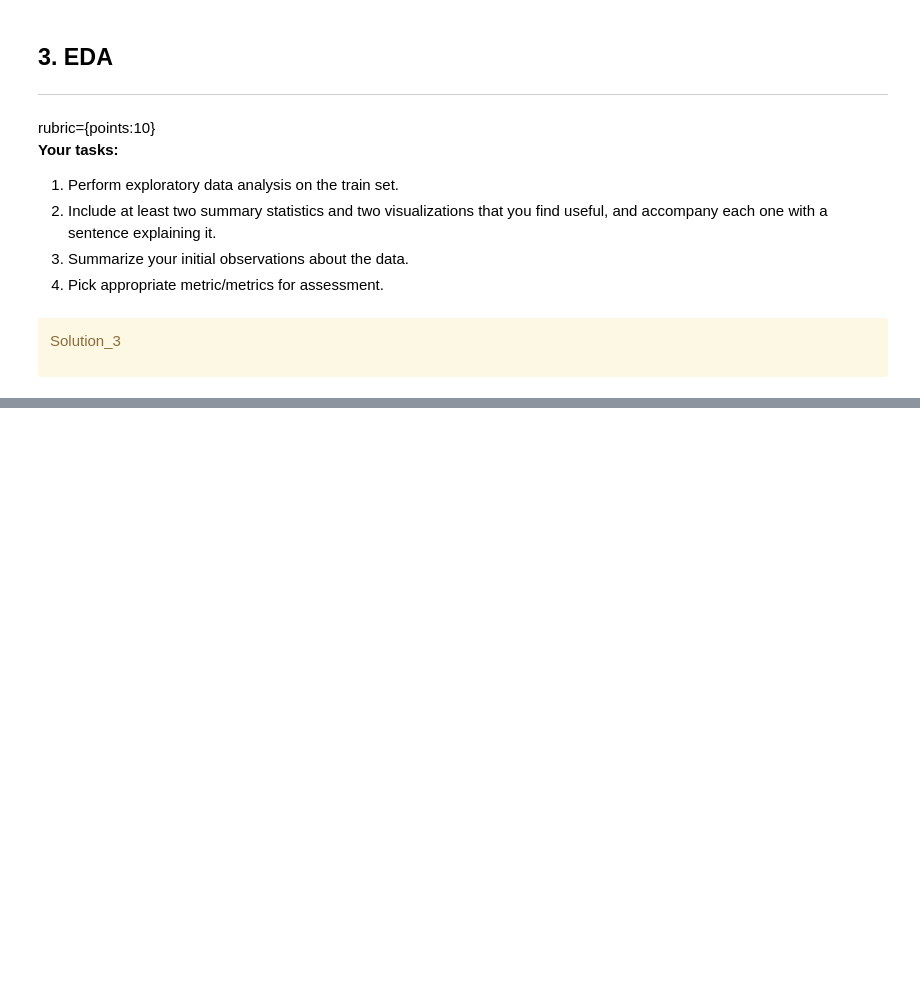
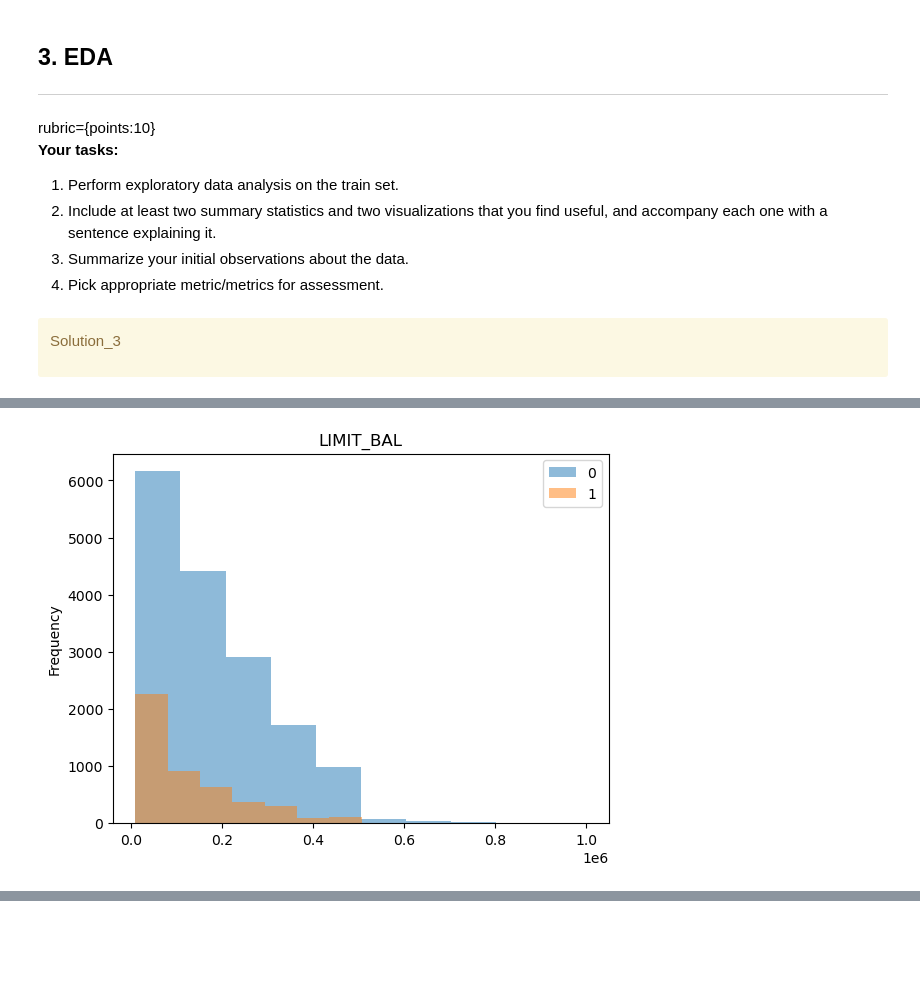
Before and after one commit to UBC-CS/cpsc330-2023s, a Jupyter notebook: hw/hw5/hw5.ipynb, the cells around one changed output, grey strips where cells are left out. Cells and saved outputs as stored; diff of their text form; code cells hidden in the pictures; blank space fills up the shorter version.

```diff
--- a/hw/hw5/hw5.ipynb
+++ b/hw/hw5/hw5.ipynb
@@ -225,0 +277,7 @@ _Type your answer here, replacing this text._
+# %%
+train_df.groupby("default.payment.next.month")["LIMIT_BAL"].plot.hist(bins=10, alpha=0.5, title="LIMIT_BAL", legend=True)
+plt.show()
+# This histogram shows that those with higher balance limits are proportionally less likely to default on payments
+# This makes sense as their limits should reflect the bank's trust in them.
+# %% [output]
+[figure, added]
```
Also changed, not shown: parts of 107 cells of this notebook, 15 other files.
